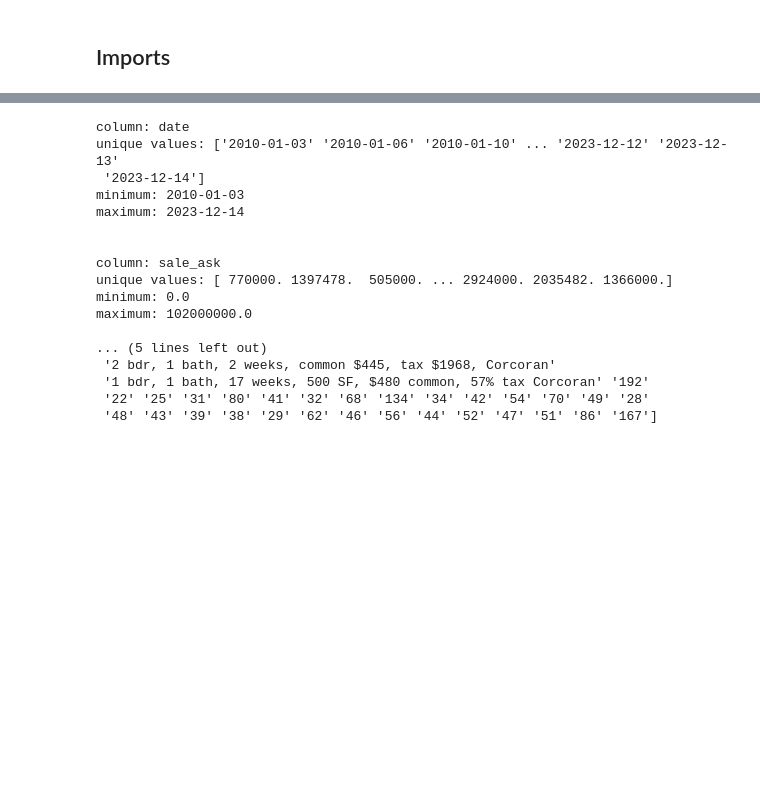
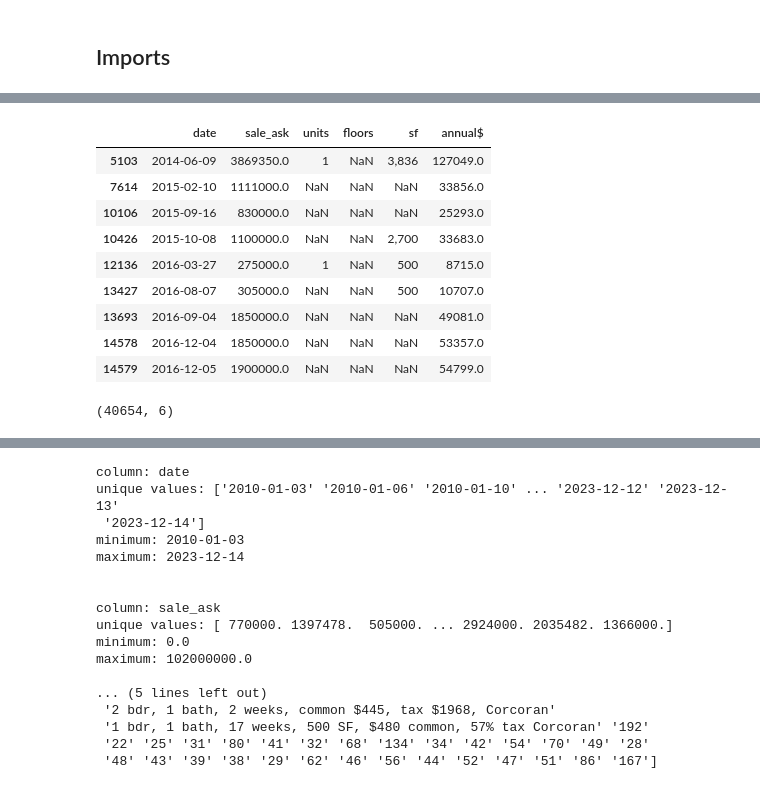
Before and after one commit to sralter/dean_property_consulting_2024, a Jupyter notebook: housing_time_series.ipynb, the cells around one changed output, grey strips where cells are left out. Cells and saved outputs as stored; diff of their text form; code cells hidden in the pictures; blank space fills up the shorter version.

```diff
--- a/housing_time_series.ipynb
+++ b/housing_time_series.ipynb
@@ -59,0 +145,24 @@ ValueError: could not convert string to float: '2 bdr, 1 bath, 2 weeks, common $
+# %%
+df.at[12136, 'units'] = 1
+# apply the filter to a column in the DataFrame
+desired_dtype = float
+filtered_rows = df[df['floors'].apply(lambda x: isinstance(x, desired_dtype))]
+filtered_rows
+# %% [output]
+|  | date | sale_ask | units | floors | sf | annual$ |
+| 5103 | 2014-06-09 | 3869350.0 | 1 | NaN | 3,836 | 127049.0 |
+| 7614 | 2015-02-10 | 1111000.0 | NaN | NaN | NaN | 33856.0 |
+| 10106 | 2015-09-16 | 830000.0 | NaN | NaN | NaN | 25293.0 |
+| 10426 | 2015-10-08 | 1100000.0 | NaN | NaN | 2,700 | 33683.0 |
+| 12136 | 2016-03-27 | 275000.0 | 1 | NaN | 500 | 8715.0 |
+| 13427 | 2016-08-07 | 305000.0 | NaN | NaN | 500 | 10707.0 |
+| 13693 | 2016-09-04 | 1850000.0 | NaN | NaN | NaN | 49081.0 |
+| 14578 | 2016-12-04 | 1850000.0 | NaN | NaN | NaN | 53357.0 |
+| 14579 | 2016-12-05 | 1900000.0 | NaN | NaN | NaN | 54799.0 |
+# %%
+# apply the filter to a column in the DataFrame
+desired_dtype = str
+filtered_rows = df[df['floors'].apply(lambda x: isinstance(x, desired_dtype))]
+filtered_rows.shape
+# %% [output]
+(40654, 6)
```
Also changed, not shown: parts of 13 cells of this notebook.
